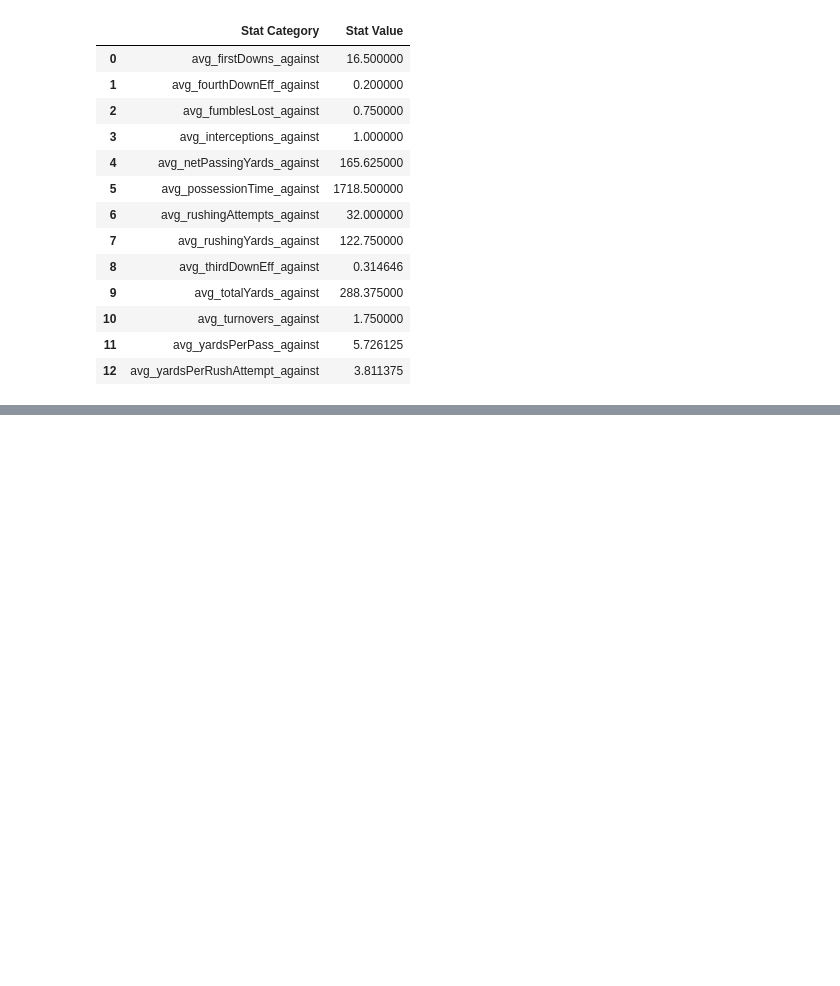
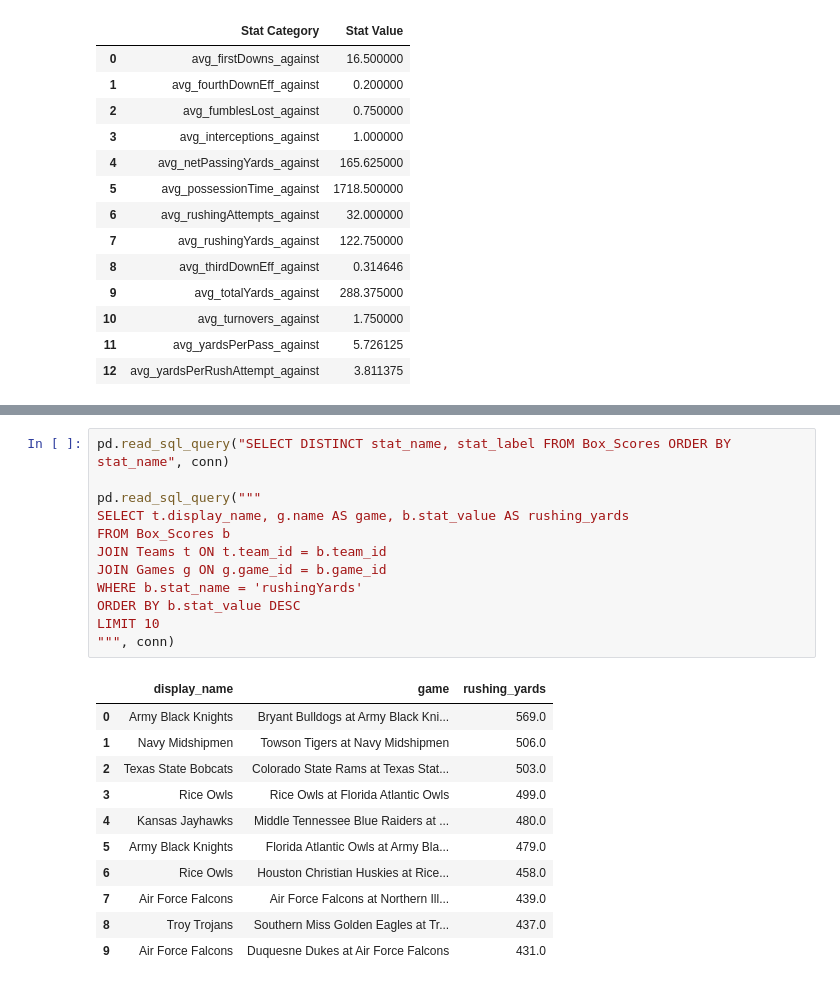
Before and after one commit to cfinley6-vols/espn-datamine, a Jupyter notebook: cfb2026.ipynb, the cells around one changed output, grey strips where cells are left out. Cells and saved outputs as stored; diff of their text form; blank space fills up the shorter version.

```diff
--- a/cfb2026.ipynb
+++ b/cfb2026.ipynb
@@ -588,0 +824,24 @@ Excluded nonnumeric stats: completionAttempts, totalPenaltiesYards, fourthDownEf
+# %%
+pd.read_sql_query("SELECT DISTINCT stat_name, stat_label FROM Box_Scores ORDER BY stat_name", conn)
+
+pd.read_sql_query("""
+SELECT t.display_name, g.name AS game, b.stat_value AS rushing_yards
+FROM Box_Scores b
+JOIN Teams t ON t.team_id = b.team_id
+JOIN Games g ON g.game_id = b.game_id
+WHERE b.stat_name = 'rushingYards'
+ORDER BY b.stat_value DESC
+LIMIT 10
+""", conn)
+# %% [output]
+|  | display_name | game | rushing_yards |
+| 0 | Army Black Knights | Bryant Bulldogs at Army Black Kni... | 569.0 |
+| 1 | Navy Midshipmen | Towson Tigers at Navy Midshipmen | 506.0 |
+| 2 | Texas State Bobcats | Colorado State Rams at Texas Stat... | 503.0 |
+| 3 | Rice Owls | Rice Owls at Florida Atlantic Owls | 499.0 |
+| 4 | Kansas Jayhawks | Middle Tennessee Blue Raiders at ... | 480.0 |
+| 5 | Army Black Knights | Florida Atlantic Owls at Army Bla... | 479.0 |
+| 6 | Rice Owls | Houston Christian Huskies at Rice... | 458.0 |
+| 7 | Air Force Falcons | Air Force Falcons at Northern Ill... | 439.0 |
+| 8 | Troy Trojans | Southern Miss Golden Eagles at Tr... | 437.0 |
+| 9 | Air Force Falcons | Duquesne Dukes at Air Force Falcons | 431.0 |
```
Also changed, not shown: parts of 6 cells of this notebook, 2 other files.
